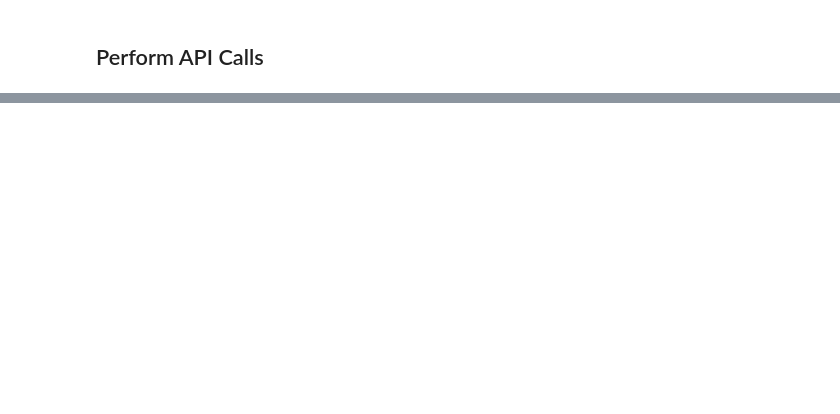
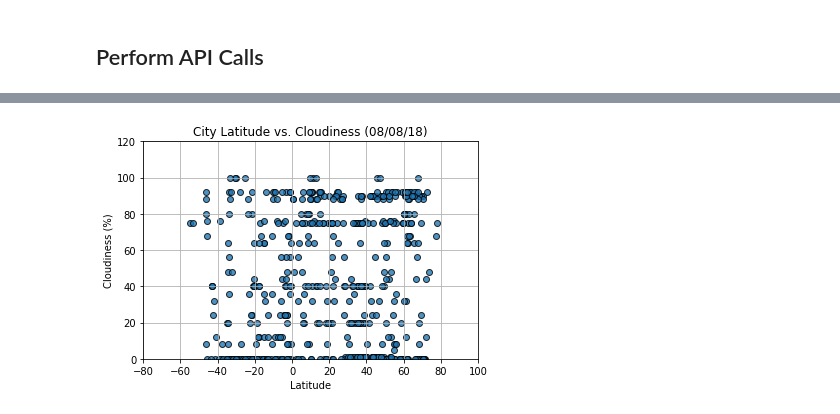
Before and after one commit to bmonroe44/WeatherPy, a Jupyter notebook: starter_code/WeatherPy.ipynb, the cells around one changed output, grey strips where cells are left out. Saved outputs shown, nothing was run; the diff lists cells and outputs as text; code cells hidden in the pictures; blank space fills up the shorter version.

```diff
--- a/starter_code/WeatherPy.ipynb
+++ b/starter_code/WeatherPy.ipynb
@@ -162,0 +198,21 @@ plt.show()
+# %%
+# Build scatterplot for latitude and cloudiness
+plt.scatter(city_weather_df["Lat"], city_weather_df["Cloudiness"], edgecolor="black", marker="o", alpha=0.8, linewidths=1)
+
+# Set upper and lower limits of x and y axis
+plt.xlim(-80, 100)
+plt.ylim(0, 120)
+
+# Incorporate graph properties
+plt.title("City Latitude vs. Cloudiness (%s)" % time.strftime("%x"))
+plt.xlabel("Latitude")
+plt.ylabel("Cloudiness (%)")
+plt.grid(True)
+
+# Save figure
+plt.savefig("Lat_v_Cloud.png")
+
+# Show plot
+plt.show()
+# %% [output]
+[figure, added]
```
Also changed, not shown: parts of 10 cells of this notebook, 5 other files.
